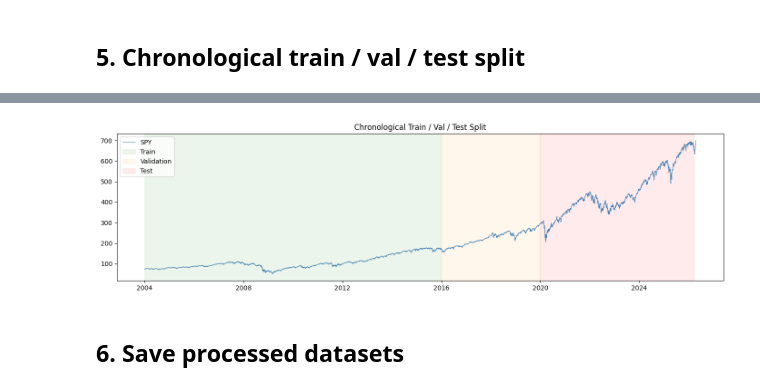
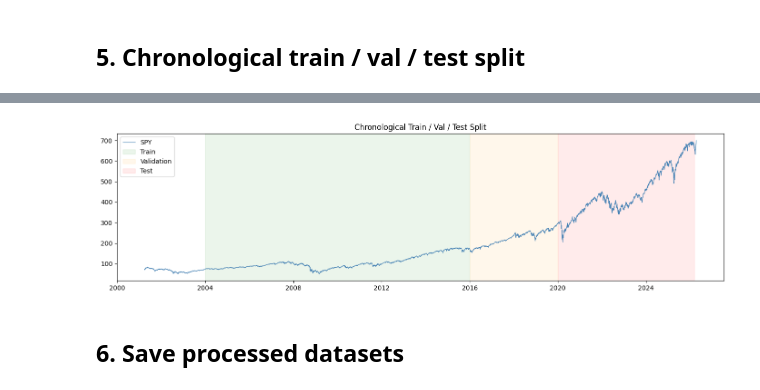
Before and after one commit to maharajhaider/StockVolatilitySight, a Jupyter notebook: notebooks/01_data_collection.ipynb, the cells around one changed output, grey strips where cells are left out. Saved outputs shown, nothing was run; the diff lists cells and outputs as text; code cells hidden in the pictures.

```diff
--- a/notebooks/01_data_collection.ipynb
+++ b/notebooks/01_data_collection.ipynb
@@ -60,10 +70,11 @@ ohlcv = download_spy(
     start=START_DATE,
     end=END_DATE,
     raw_dir=DATA_RAW,
+    force_refresh=True,
 )
 
-print(f'OHLCV shape: {ohlcv.shape}')
-print(f'Date range : {ohlcv.index.min().date()} → {ohlcv.index.max().date()}')
-print(f'Trading days: {len(ohlcv)}')
+print(f"OHLCV shape: {ohlcv.shape}")
+print(f"Date range : {ohlcv.index.min().date()} → {ohlcv.index.max().date()}")
+print(f"Trading days: {len(ohlcv)}")
 ohlcv.tail()
 # %% [output]
@@ -230,16 +247,20 @@ Test        2020-01-02  2026-03-16  1558
 # %%
 # Visualise the split boundaries on the price chart
 fig, ax = plt.subplots(figsize=(14, 4))
-ax.plot(ohlcv.index, ohlcv['Close'], linewidth=0.8, color='steelblue', label='SPY')
-ax.axvspan(train.index.min(), train.index.max(), alpha=0.08, color='green', label='Train')
-ax.axvspan(val.index.min(), val.index.max(), alpha=0.08, color='orange', label='Validation')
-ax.axvspan(test.index.min(), test.index.max(), alpha=0.08, color='red', label='Test')
+ax.plot(ohlcv.index, ohlcv["Close"], linewidth=0.8, color="steelblue", label="SPY")
+ax.axvspan(
+    train.index.min(), train.index.max(), alpha=0.08, color="green", label="Train"
+)
+ax.axvspan(
+    val.index.min(), val.index.max(), alpha=0.08, color="orange", label="Validation"
+)
+ax.axvspan(test.index.min(), test.index.max(), alpha=0.08, color="red", label="Test")
 ax.legend()
-ax.set_title('Chronological Train / Val / Test Split')
+ax.set_title("Chronological Train / Val / Test Split")
 plt.tight_layout()
 plt.show()
 # %% [output]
-[figure, old version]
+[figure, new version]
 # %% [markdown]
 ## 6. Save processed datasets
 # %%
```
Also changed, not shown: parts of 13 cells of this notebook, 8 other files.
